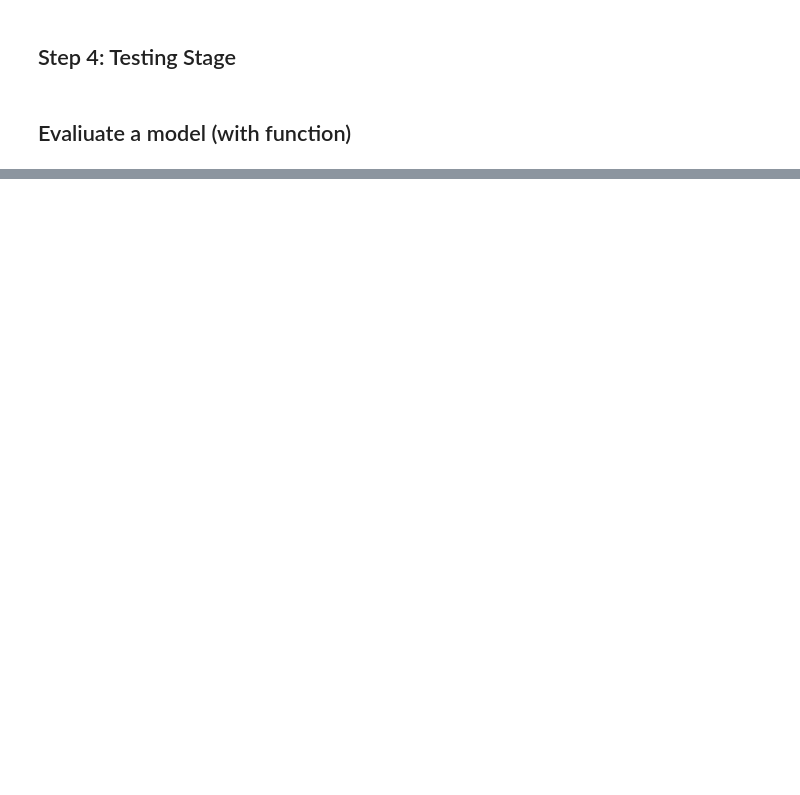
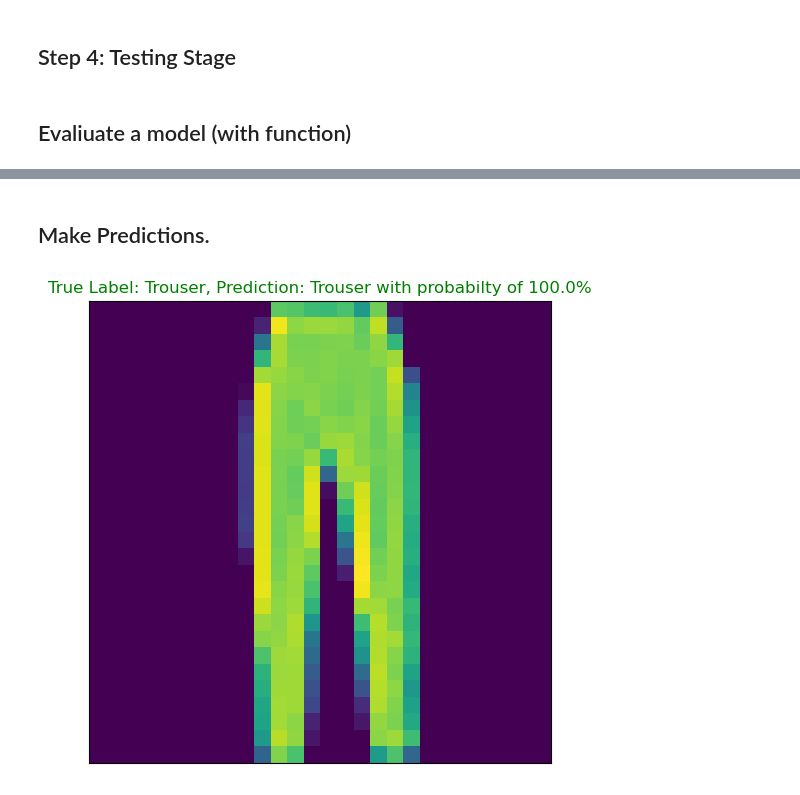
Before and after one commit to hasanzeynal/Beyond-Vision, a Jupyter notebook: Creating Image Classification with PyTorch (Fashion MNIST).ipynb, the cells around one changed output, grey strips where cells are left out. Drawn from its saved outputs; the diff is of its cells as text; code cells hidden in the pictures; blank space fills up the shorter version.

```diff
--- a/Creating Image Classification with PyTorch (Fashion MNIST).ipynb
+++ b/Creating Image Classification with PyTorch (Fashion MNIST).ipynb
@@ -146,0 +347,16 @@ tensor(0)
+# %%
+for epoch_n in range(1, epochs + 1):
+    print(f"\nEpoch {epoch_n}\n-------------------------------")
+    cnn_model.train()
+    for idx, (X, y) in enumerate(train_data_loader):
+        predictions = cnn_model(X)
+        loss = loss_fc(predictions, y)
+
+         # Backpropagation
+        loss.backward()
+        optimizer.step()
+        optimizer.zero_grad()
+
+        if idx % 100 == 0 and idx != 0:
+
+            print(f"Loss {idx}th: {round(loss.item(), 2)}")
@@ -146,0 +405,34 @@ tensor(0)
+# %% [markdown]
+## Make Predictions.
+# %%
+plt.figure(figsize= (12, 6))
+classes = test_data.classes
+random_idx = np.random.randint(0, len(test_data) - 1)
+label = test_data.targets[random_idx].item()
+random_image = test_data.data[random_idx]
+random_image  = random_image.to(torch.float32)
+normalized_random_image = random_image / 255
+standart_random_image = (normalized_random_image - 0.5) / 0.5
+model_proba = cnn_model(standart_random_image.view(1, 1, 28, 28)).max().item()
+prediction = classes[cnn_model(standart_random_image.view(1, 1, 28, 28)).argmax().item()]
+plt.imshow(random_image)
+plt.title(f'Real: {classes[label]} -------->>>>> Prediction: {prediction}', fontsize= 12)
+if prediction == classes[label]:
+    c = 'g'
+    image_title = "True Label: {}, Prediction: {} with probabilty of {}%".format(classes[label],
+                                                   prediction,
+                                                   round(model_proba * 100, 2))
+
+else:
+    c = 'r'
+    true_label_proba = cnn_model(standart_random_image.view(1, 1, 28, 28)).reshape(10)[label].item()
+    image_title = "True Label: {} {}, Prediction: {} {}".format(classes[label],
+                                                                round(true_label_proba * 100, 2),
+                                                                prediction,
+                                                                round(model_proba * 100, 2))
+plt.title(image_title, color = c)
+plt.xticks([])
+plt.yticks([])
+plt.show()
+# %% [output]
+[figure, added]
```
Also changed, not shown: parts of 25 cells of this notebook.
